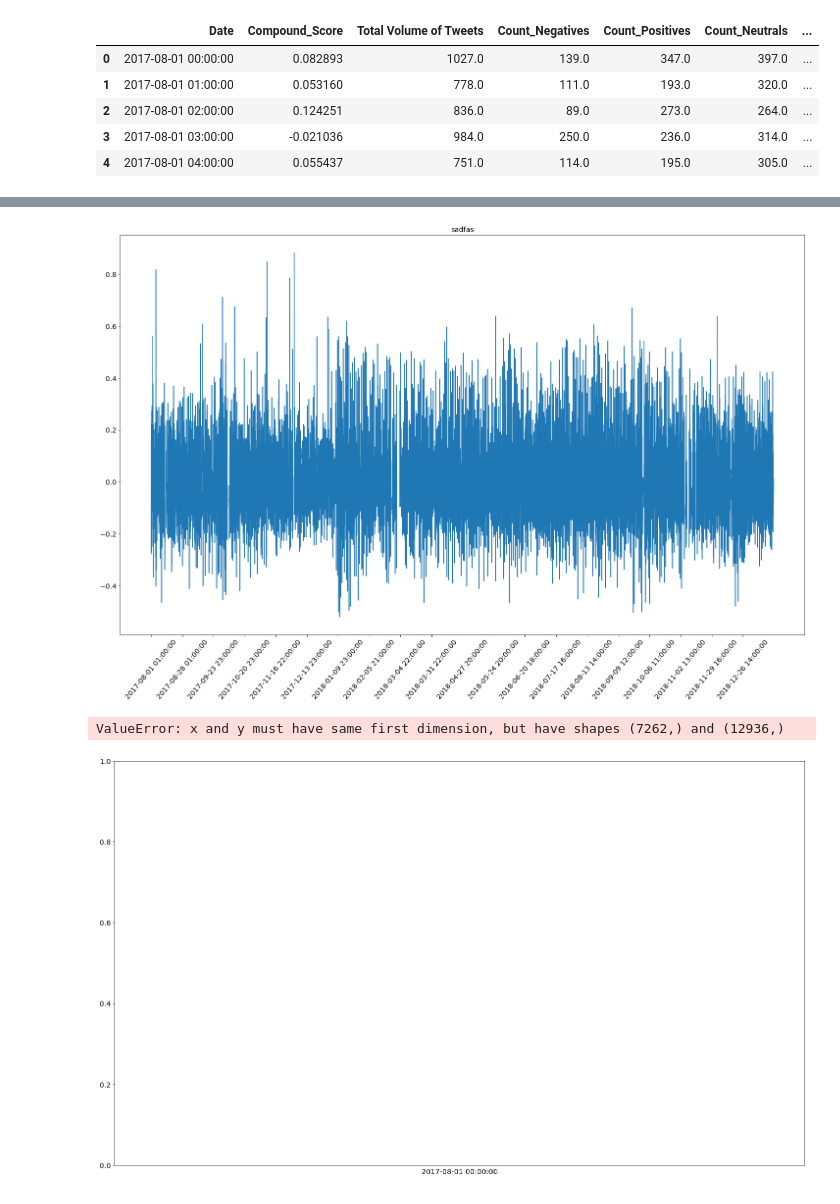
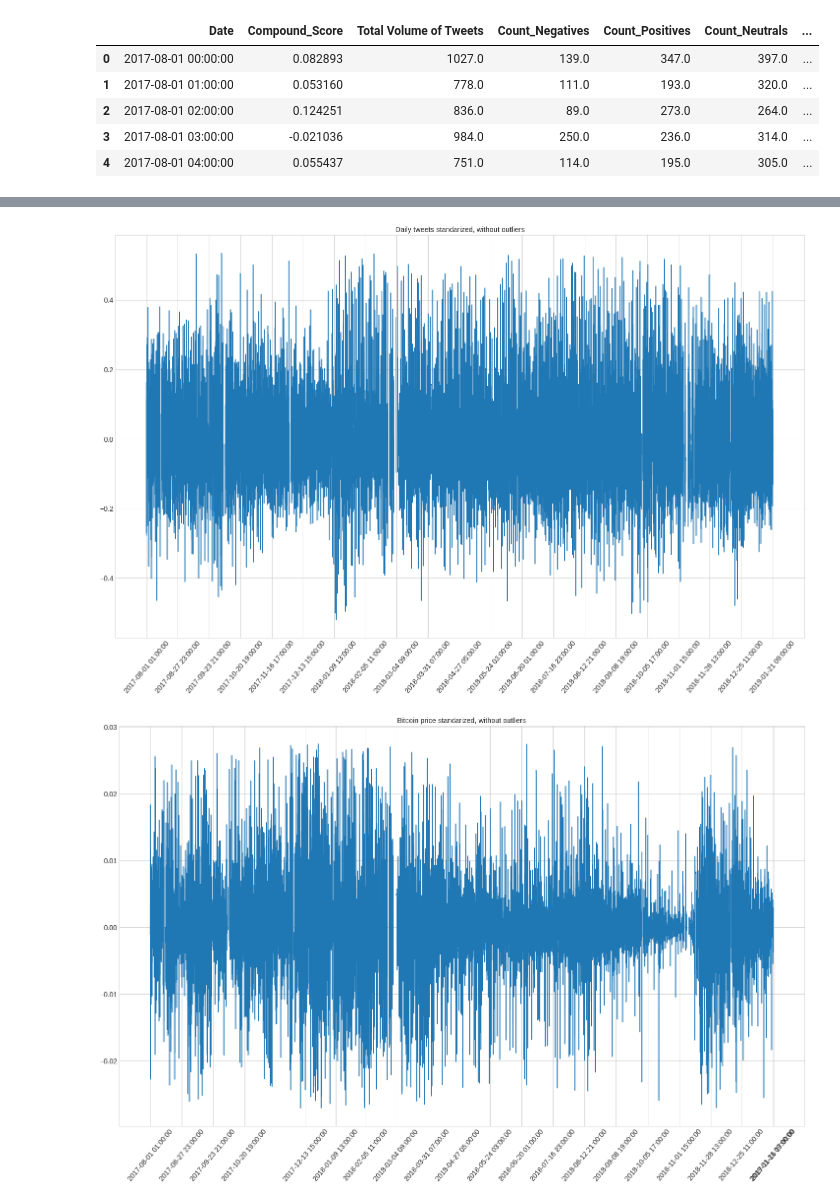
Before and after one commit to szanuje/ml, a Jupyter notebook: lab4/lab4.ipynb, the cells around one changed output, grey strips where cells are left out. Drawn from its saved outputs; the diff is of its cells as text; code cells hidden in the pictures.

```diff
--- a/lab4/lab4.ipynb
+++ b/lab4/lab4.ipynb
@@ -58,0 +71,13 @@ for idx, val in enumerate(a):
+# %%
+# function for detecting outliers, it returns indexes
+def detect_outlier(data_1):
+    outliers = []
+    threshold = 3
+    mean_1 = np.mean(data_1)
+    std_1 =np.std(data_1)
+
+    for idx, val in enumerate(data_1):
+        z_score = (val - mean_1)/std_1
+        if np.abs(z_score) > threshold:
+            outliers.append(idx)
+    return outliers
@@ -59,37 +100,30 @@ for idx, val in enumerate(a):
 # %%
-def detect_outlier(data_1, threshold):
-    outliers = []
+tweets_log_diff = np.log(df['Total Volume of Tweets']).diff() # Y n = Y n - Y n-1
+outliers = detect_outlier(tweets_log_diff)
 
-    mean_1 = np.mean(data_1)
-    std_1 =np.std(data_1)
-
-    for idx, val in enumerate(data_1):
-        z_score= (val - mean_1)/std_1
-        if np.abs(z_score) > threshold:
-            outliers.append(idx)
-    return outliers
-
-
-tweets_log_diff = np.log(df['Total Volume of Tweets']).diff()
-outliers = detect_outlier(tweets_log_diff, 5)
-
-diff_df = df['Date']
+diff_df = df['Date'].copy()
 for i in sorted(outliers, reverse=True):
     del diff_df[i]
     del tweets_log_diff[i]
 
 plt.plot(diff_df, tweets_log_diff)
-plt.title('sadfas')
+plt.title('Daily tweets standarized, without outliers')
 plt.xticks(df['Date'][1:-1:step], rotation=50)
 plt.show()
 # %% [output]
-[figure, old version]
+[figure, new version]
 # %%
 price_log_diff = np.log(df['High']).diff()
-plt.plot(df['Date'], price_log_diff)
-plt.title('sadfas')
+outliers = detect_outlier(price_log_diff)
+
+diff_df = df['Date'].copy()
+for i in sorted(outliers, reverse=True):
+    del diff_df[i]
+    del price_log_diff[i]
+
+plt.plot(diff_df, price_log_diff)
+plt.title('Bitcoin price standarized, without outliers')
 plt.xticks(df['Date'][1:-1:step], rotation=50)
 plt.show()
 # %% [output]
-ValueError: x and y must have same first dimension, but have shapes (7262,) and (12936,)
-[figure, old version]
+[figure, new version]
```
Also changed, not shown: parts of 14 cells of this notebook.
